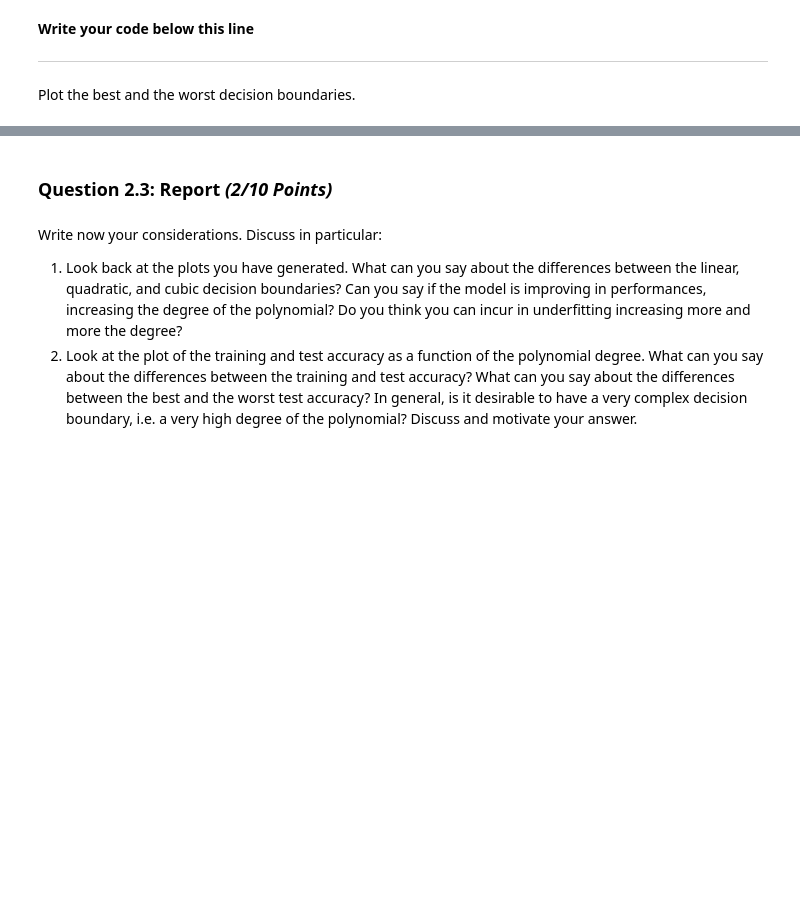
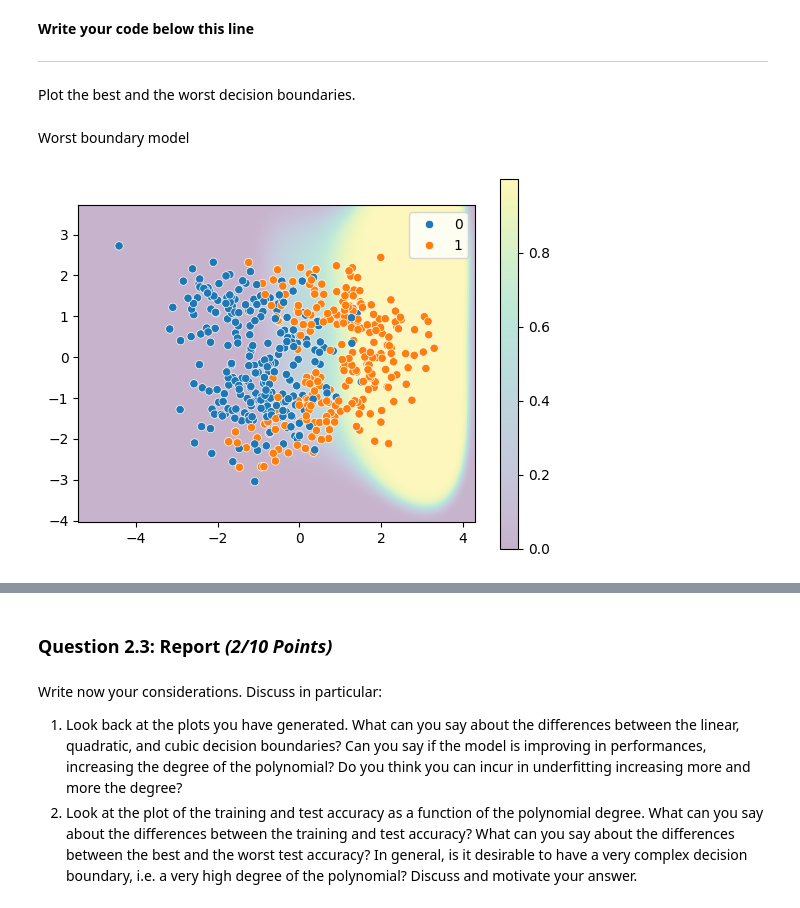
Before and after one commit to Ykanj/FDS-HW-2, a Jupyter notebook: HW2.ipynb, the cells around one changed output, grey strips where cells are left out. Drawn from its saved outputs; the diff is of its cells as text; code cells hidden in the pictures; blank space fills up the shorter version.

```diff
--- a/HW2.ipynb
+++ b/HW2.ipynb
@@ -877,9 +887,21 @@ def boundary_function(x1_vec, x2_vec, theta_final, degree):
 
     x1_vec, x2_vec = np.meshgrid(x1_vec, x2_vec)
 
-    #####################################################
-    ##                 YOUR CODE HERE                  ##
-    #####################################################
+    X = np.column_stack((x1_vec.flatten(), x2_vec.flatten()))
+    ones_column = np.ones((X.shape[0], 1))
+    x = np.hstack((ones_column, X))
+
+    # transpose theta to fit the formula
+    theta_transpose = np.transpose(theta_final)
+
+    # Compute polynomial features up to the given degree
+    X_poly = get_polynomial(x, degree)
+
+    # Compute the boundary function
+    z = np.dot(X_poly, theta_transpose)
+    f = sigmoid(z)
+
+
 
     return x1_vec, x2_vec, f
 # %% [markdown]
@@ -914,9 +936,17 @@ def plot_boundary_function(
     mesh_shape = int(np.sqrt(f.shape[0]))
 
     sns.scatterplot(x=X[:, 0], y=X[:, 1], hue=y)
-    plt.contour(
-        x1_vec, x2_vec, f.reshape((mesh_shape, mesh_shape)), colors="red", levels=[0]
+
+    plt.imshow(
+        f.reshape((mesh_shape, mesh_shape)),
+        extent=(x1_vec.min(), x1_vec.max(), x2_vec.min(), x2_vec.max()),
+        origin="lower",
+        cmap="viridis",  # Adjust the colormap as needed
+        alpha=0.3,  # Adjust transparency as needed
     )
+
+    plt.colorbar()
+
     plt.show()
 # %%
 plot_boundary_function(X, y, theta_final_quad, degree=2)
@@ -1007,0 +1040,12 @@ Plot the best and the worst decision boundaries.
+# %% [markdown]
+Worst boundary model
+# %%
+x_new_4 = get_polynomial(x, degree = 4)
+theta0_4 = np.zeros(x_new_4.shape[1])
+
+theta_final_4, log_l_history_quad = gradient_ascent(
+    theta0_4, x_new_4, y, lr=0.5, num_steps=n_iter)
+
+plot_boundary_function(X, y, theta_final_4, degree=4)
+# %% [output]
+[figure, added]
```
Also changed, not shown: parts of 26 cells of this notebook.
